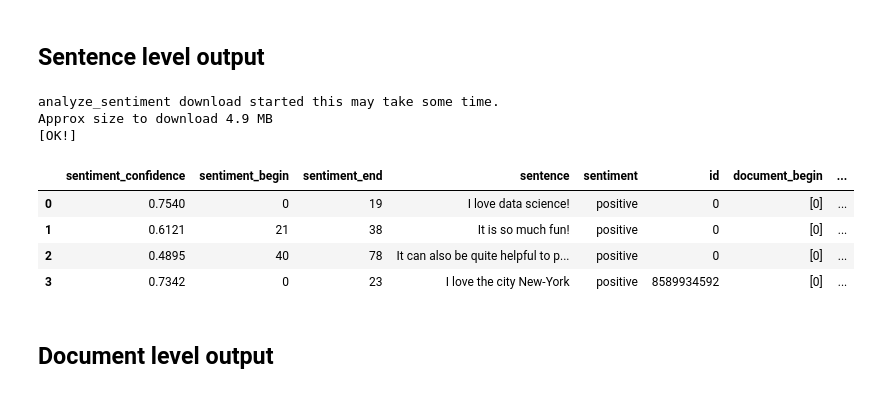
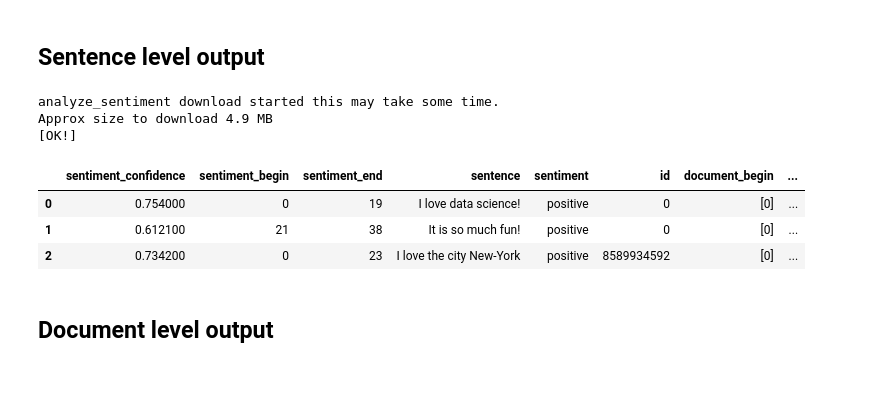
Before and after one commit to JohnSnowLabs/nlu, a Jupyter notebook: examples/collab/nlu_all_components_demo.ipynb, the cells around one changed output. Saved outputs shown, nothing was run; the diff lists cells and outputs as text; code cells hidden in the pictures.

```diff
--- a/examples/collab/nlu_all_components_demo.ipynb
+++ b/examples/collab/nlu_all_components_demo.ipynb
@@ -602,2 +644,0 @@ Approximate size to download 923.7 MB
-# %%
-nlu.load('en.classify.trec6').predict('Where is the next food store?')
@@ -615,2 +644,0 @@ Approximate size to download 923.7 MB
-# %%
-nlu.load('en.classify.trec50').predict('How expensive is the Watch?')
@@ -628,7 +647,7 @@ Approximate size to download 923.7 MB
 
 ## Token level output
 # %%
-nlu.load('sentiment').predict(['I love data science! It is so much fun! It can also be quite helpful to people.', 'I love the city New-York'], output_level='token', output_positions=True)
+nlu.load('sentiment').predict(['I love data science! It is so much fun!', 'I love the city New-York'], output_level='token', positions=True)
 # %% [output]
 analyze_sentiment download started this may take some time.
 Approx size to download 4.9 MB
@@ -653,2 +671,0 @@ Approx size to download 4.9 MB
-# %%
-nlu.load('sentiment').predict(['I love data science! It is so much fun! It can also be quite helpful to people.', 'I love the city New-York'], output_level='chunk')
@@ -657,16 +672,15 @@ AttributeError: ignored
 # %% [markdown]
 ## Sentence level output
 # %%
-nlu.load('sentiment').predict(['I love data science! It is so much fun! It can also be quite helpful to people.', 'I love the city New-York'], output_level='sentence', output_positions=True)
+nlu.load('sentiment').predict(['I love data science! It is so much fun!', 'I love the city New-York'], output_level='sentence', positions=True)
 # %% [output]
 analyze_sentiment download started this may take some time.
 Approx size to download 4.9 MB
 [OK!]
 |  | sentiment_confidence | sentiment_begin | sentiment_end | sentence | sentiment | id | document_begin | ... |
-| 0 | 0.7540 | 0 | 19 | I love data science! | positive | 0 | [0] | ... |
-| 1 | 0.6121 | 21 | 38 | It is so much fun! | positive | 0 | [0] | ... |
-| 2 | 0.4895 | 40 | 78 | It can also be quite helpful to p... | positive | 0 | [0] | ... |
-| 3 | 0.7342 | 0 | 23 | I love the city New-York | positive | 8589934592 | [0] | ... |
+| 0 | 0.754000 | 0 | 19 | I love data science! | positive | 0 | [0] | ... |
+| 1 | 0.612100 | 21 | 38 | It is so much fun! | positive | 0 | [0] | ... |
+| 2 | 0.734200 | 0 | 23 | I love the city New-York | positive | 8589934592 | [0] | ... |
 # %% [markdown]
 ## Document level output
 # %%
```
Also changed, not shown: parts of 128 cells of this notebook, 8 other files.
